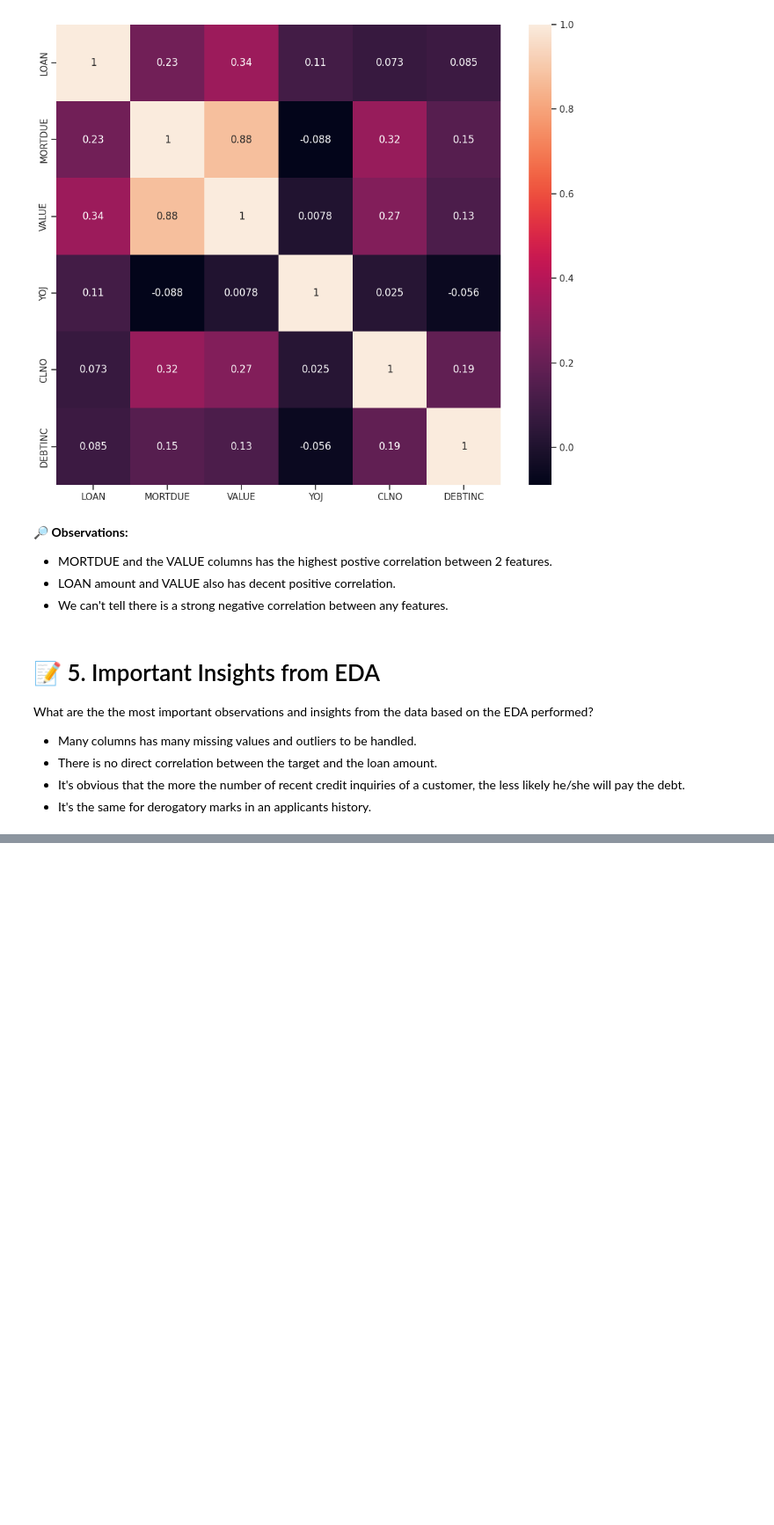
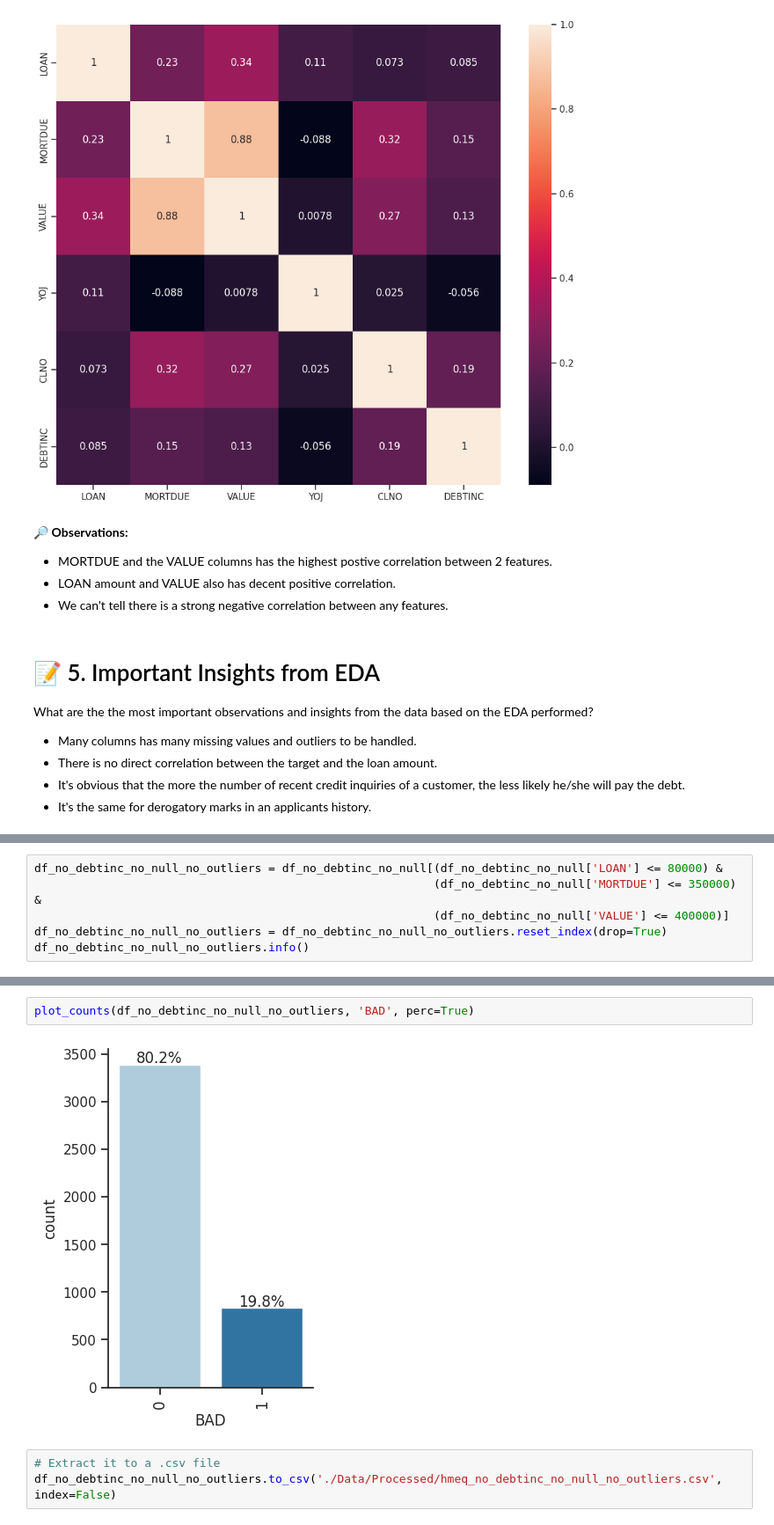
Before and after one commit to muscak/Capstone-Project-Loan-Default-Prediction, a Jupyter notebook: Notebooks/Loan_Default_Prediction - EDA.ipynb, the cells around one changed output, grey strips where cells are left out. Shown at 88% size. Cells and saved outputs as stored; diff of their text form; blank space fills up the shorter version.

```diff
--- a/Notebooks/Loan_Default_Prediction - EDA.ipynb
+++ b/Notebooks/Loan_Default_Prediction - EDA.ipynb
@@ -814,0 +1085,6 @@ What are the the most important observations and insights from the data based on
+# %%
+df_no_debtinc_no_null_no_outliers = df_no_debtinc_no_null[(df_no_debtinc_no_null['LOAN'] <= 80000) &
+                                                          (df_no_debtinc_no_null['MORTDUE'] <= 350000) &
+                                                          (df_no_debtinc_no_null['VALUE'] <= 400000)]
+df_no_debtinc_no_null_no_outliers = df_no_debtinc_no_null_no_outliers.reset_index(drop=True)
+df_no_debtinc_no_null_no_outliers.info()
@@ -814,0 +1111,7 @@ What are the the most important observations and insights from the data based on
+# %%
+plot_counts(df_no_debtinc_no_null_no_outliers, 'BAD', perc=True)
+# %% [output]
+[figure, added]
+# %%
+# Extract it to a .csv file
+df_no_debtinc_no_null_no_outliers.to_csv('./Data/Processed/hmeq_no_debtinc_no_null_no_outliers.csv', index=False)
```
Also changed, not shown: parts of 40 cells of this notebook, 1 other file.
